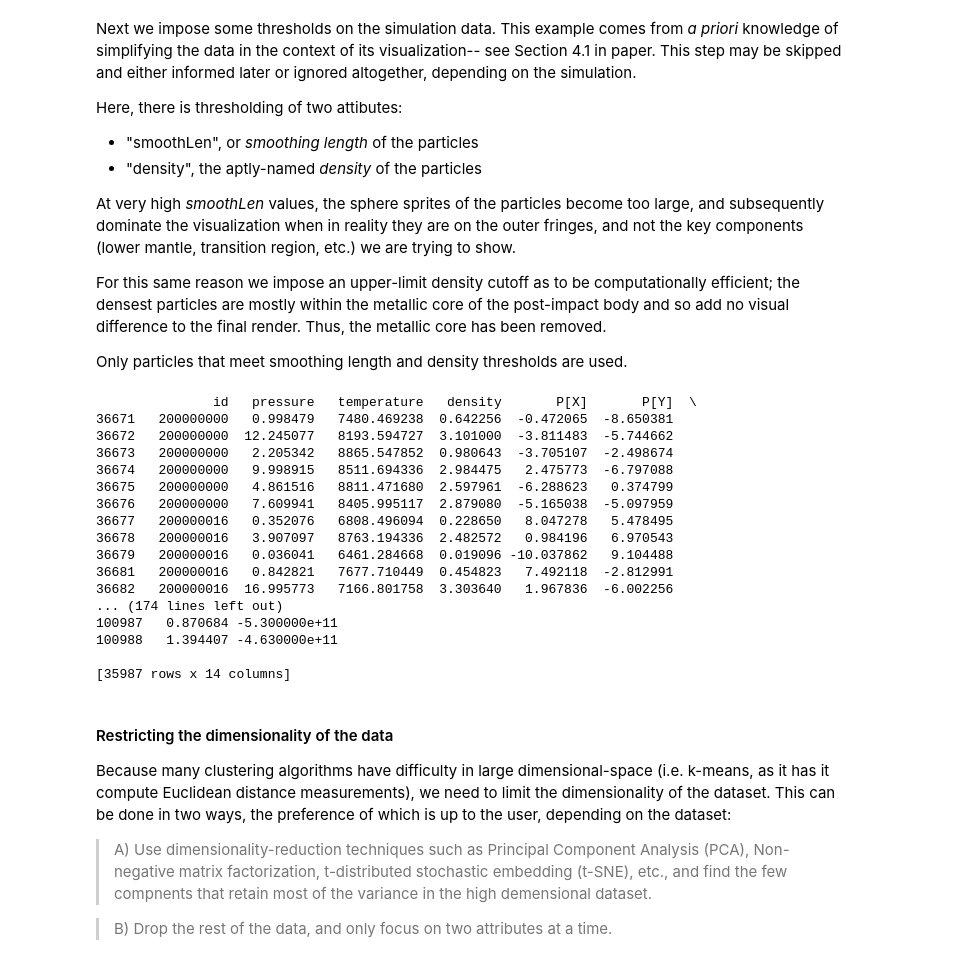
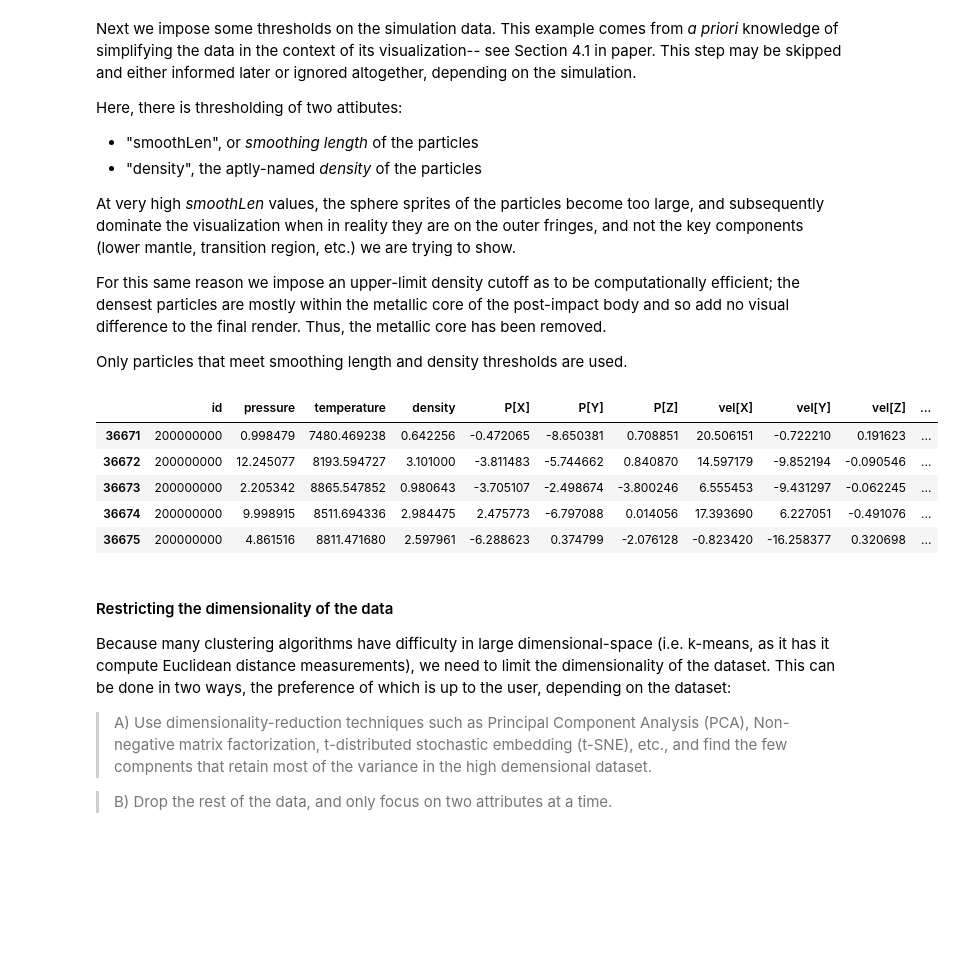
Before and after one commit to patrickaleo/estra, a Jupyter notebook: Notebooks/Estra.ipynb, the cells around one changed output. Cells and saved outputs as stored; diff of their text form; code cells hidden in the pictures; blank space fills up the shorter version.

```diff
--- a/Notebooks/Estra.ipynb
+++ b/Notebooks/Estra.ipynb
@@ -68,29 +69,18 @@ For this same reason we impose an upper-limit density cutoff as to be computatio
 Only particles that meet smoothing length and density thresholds are used.
 # %%
 #Smoothing length threshold
-hsml_upbound = particles[particles["smoothLen"] <= 90]
+particles = particles[particles["smoothLen"] <= 90]
 
 #Density threshold
-particles_bounded = hsml_upbound[hsml_upbound["density"] <= 3.4]
-print(particles_bounded)
+particles = particles[particles["density"] <= 3.4]
+particles.head()
 # %% [output]
-               id   pressure   temperature   density       P[X]       P[Y]  \
-36671   200000000   0.998479   7480.469238  0.642256  -0.472065  -8.650381
-36672   200000000  12.245077   8193.594727  3.101000  -3.811483  -5.744662
-36673   200000000   2.205342   8865.547852  0.980643  -3.705107  -2.498674
-36674   200000000   9.998915   8511.694336  2.984475   2.475773  -6.797088
-36675   200000000   4.861516   8811.471680  2.597961  -6.288623   0.374799
-36676   200000000   7.609941   8405.995117  2.879080  -5.165038  -5.097959
-36677   200000016   0.352076   6808.496094  0.228650   8.047278   5.478495
-36678   200000016   3.907097   8763.194336  2.482572   0.984196   6.970543
-36679   200000016   0.036041   6461.284668  0.019096 -10.037862   9.104488
-36681   200000016   0.842821   7677.710449  0.454823   7.492118  -2.812991
-36682   200000016  16.995773   7166.801758  3.303640   1.967836  -6.002256
-... (174 lines left out)
-100987   0.870684 -5.300000e+11
-100988   1.394407 -4.630000e+11
-
-[35987 rows x 14 columns]
+|  | id | pressure | temperature | density | P[X] | P[Y] | P[Z] | vel[X] | vel[Y] | vel[Z] | ... |
+| 36671 | 200000000 | 0.998479 | 7480.469238 | 0.642256 | -0.472065 | -8.650381 | 0.708851 | 20.506151 | -0.722210 | 0.191623 | ... |
+| 36672 | 200000000 | 12.245077 | 8193.594727 | 3.101000 | -3.811483 | -5.744662 | 0.840870 | 14.597179 | -9.852194 | -0.090546 | ... |
+| 36673 | 200000000 | 2.205342 | 8865.547852 | 0.980643 | -3.705107 | -2.498674 | -3.800246 | 6.555453 | -9.431297 | -0.062245 | ... |
+| 36674 | 200000000 | 9.998915 | 8511.694336 | 2.984475 | 2.475773 | -6.797088 | 0.014056 | 17.393690 | 6.227051 | -0.491076 | ... |
+| 36675 | 200000000 | 4.861516 | 8811.471680 | 2.597961 | -6.288623 | 0.374799 | -2.076128 | -0.823420 | -16.258377 | 0.320698 | ... |
 # %% [markdown]
 <h4> Restricting the dimensionality of the data </h4>
 
```
Also changed, not shown: parts of 32 cells of this notebook, 1 other file.
